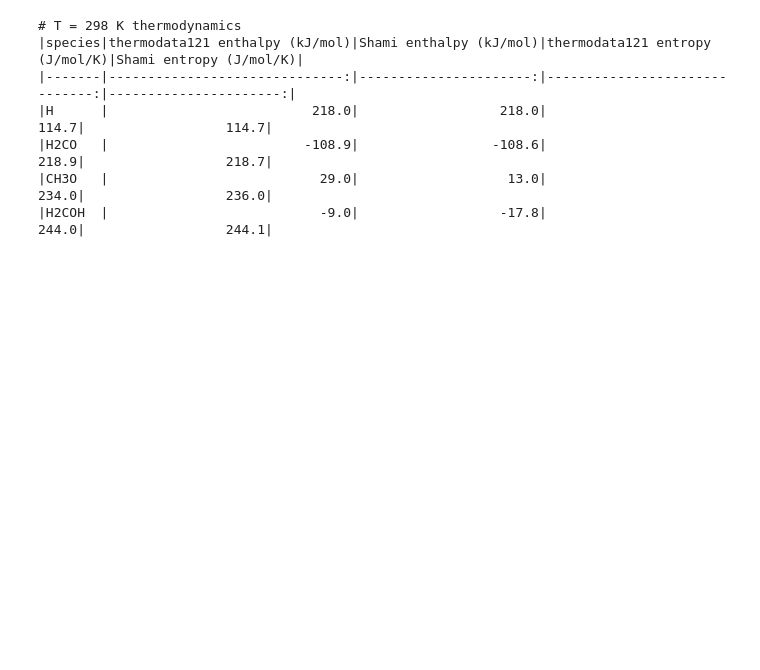
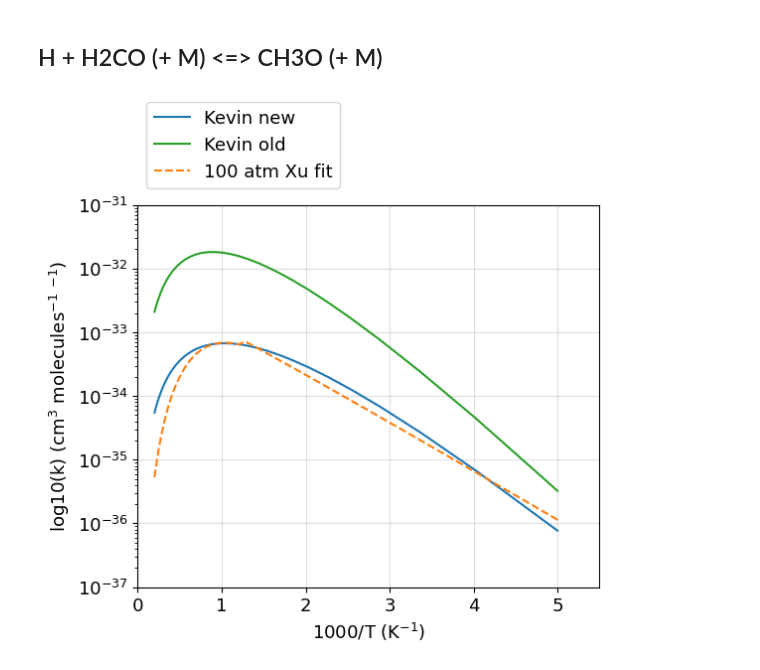
Before and after one commit to Nicholaswogan/RateExplorer, a Jupyter notebook: experiments/10-02-23/rates.ipynb, the cells around one changed output. Saved outputs shown, nothing was run; the diff lists cells and outputs as text; code cells hidden in the pictures; blank space fills up the shorter version.

Commit message:
fixed thermo and moved to kevin fits

```diff
--- a/experiments/10-02-23/rates.ipynb
+++ b/experiments/10-02-23/rates.ipynb
@@ -635,34 +0,0 @@ r2 = utils.ReactionExplorer('shamithermo_test.yaml')
-# %%
-P,T = 1,298
-species = ['H','H2CO','CH3O','H2COH']
-
-labels = ['species','thermodata121 enthalpy (kJ/mol)','Shami enthalpy (kJ/mol)','thermodata121 entropy (J/mol/K)','Shami entropy (J/mol/K)']
-value_matrix = []
-for sp in species:
-    value = []
-    value.append(sp)
-    tmp = '%.1f'%(r1.enthalpy(sp,T)/1e3)
-    value.append(tmp)
-    tmp = '%.1f'%(r2.enthalpy(sp,T)/1e3)
-    value.append(tmp)
-    tmp = '%.1f'%(r1.entropy(sp,T))
-    value.append(tmp)
-    tmp = '%.1f'%(r2.entropy(sp,T))
-    value.append(tmp)
-    value_matrix.append(value)
-
-
-writer = MarkdownTableWriter(
-    table_name="T = 298 K thermodynamics",
-    headers=labels,
-    value_matrix=value_matrix,
-)
-writer.write_table()
-# %% [output]
-# T = 298 K thermodynamics
-|species|thermodata121 enthalpy (kJ/mol)|Shami enthalpy (kJ/mol)|thermodata121 entropy (J/mol/K)|Shami entropy (J/mol/K)|
-|-------|------------------------------:|----------------------:|------------------------------:|----------------------:|
-|H      |                          218.0|                  218.0|                          114.7|                  114.7|
-|H2CO   |                         -108.9|                 -108.6|                          218.9|                  218.7|
-|CH3O   |                           29.0|                   13.0|                          234.0|                  236.0|
-|H2COH  |                           -9.0|                  -17.8|                          244.0|                  244.1|
@@ -668,0 +11,41 @@ writer.write_table()
+# %% [markdown]
+## H + H2CO (+ M) <=> CH3O (+ M)
+# %%
+r1 = utils.ReactionExplorer('thermodata121_test.yaml')
+xu = XuCH3ORate()
+# %%
+T = np.linspace(200,5000,100)
+
+plt.rcParams.update({'font.size': 13})
+fig,ax = plt.subplots(1,1,figsize=[6,5])
+
+P = 1.0*1.01325
+k1 = np.empty(T.shape[0])
+for i,T1 in enumerate(T):
+    tmp  = r1.evaluate_rates(T1, P)
+    k1[i] = tmp[0]['k0_f']
+ax.plot(1000.0/T, k1,label='Kevin new',c='C0',ls='-')
+
+P = 1.0*1.01325
+k1 = np.empty(T.shape[0])
+for i,T1 in enumerate(T):
+    tmp  = r1.evaluate_rates(T1, P)
+    k1[i] = tmp[1]['k0_f']
+ax.plot(1000.0/T, k1,label='Kevin old',c='C2',ls='-')
+
+n = 1e6*P/(const.k*1e7*T)
+k = np.array([xu.rate_1atm(T1) for T1 in T])/n
+ax.plot(1000/T, k,label='100 atm Xu fit',c='C1',ls='--')
+
+ax.set_xlim(0,5.5)
+ax.set_ylim(1e-37,1e-31)
+ax.set_yscale('log')
+ax.grid(alpha=0.4)
+ax.set_ylabel('log10(k) (cm$^{3}$ molecules$^{-1}$ $^{-1}$)')
+ax.set_xlabel('1000/T (K$^{-1}$)')
+ax.legend(ncol=1,bbox_to_anchor=(0, 1.02), loc='lower left')
+
+plt.savefig('figures/low_pressure_H+H2CO+M=CH3O+M.pdf',bbox_inches='tight')
+plt.show()
+# %% [output]
+[figure, added]
```
Also changed, not shown: parts of 46 cells of this notebook, 21 other files.
